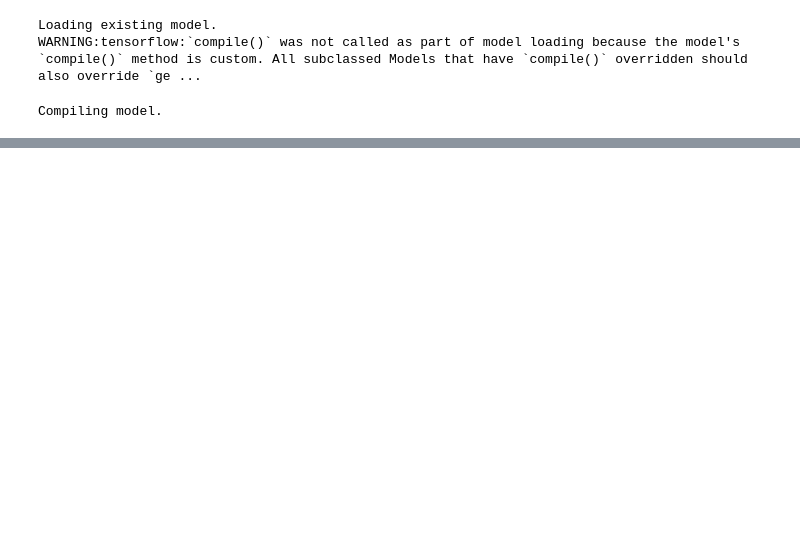
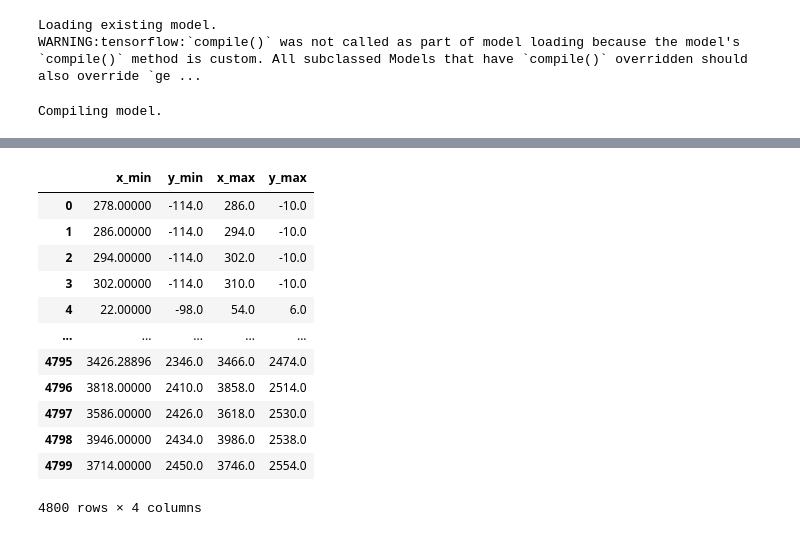
Before and after one commit to Max-c3/TWELO, a Jupyter notebook: notebooks/tim_hilde_training.ipynb, the cells around one changed output, grey strips where cells are left out. Cells and saved outputs as stored; diff of their text form; code cells hidden in the pictures; blank space fills up the shorter version.

```diff
--- a/notebooks/tim_hilde_training.ipynb
+++ b/notebooks/tim_hilde_training.ipynb
@@ -43,0 +76,4 @@ from kestrix.visualization import visualize_detections
+# %%
+new_boxes = convert_coordinates_to_full_image(prediction)
+new_boxes
+blur_bounding_boxes("../data/kestrix/raw/DJI_20230504173742_0003_V.JPG", new_boxes)
@@ -43,0 +99,16 @@ from kestrix.visualization import visualize_detections
+# %%
+new_boxes
+# %% [output]
+|  | x_min | y_min | x_max | y_max |
+| 0 | 278.00000 | -114.0 | 286.0 | -10.0 |
+| 1 | 286.00000 | -114.0 | 294.0 | -10.0 |
+| 2 | 294.00000 | -114.0 | 302.0 | -10.0 |
+| 3 | 302.00000 | -114.0 | 310.0 | -10.0 |
+| 4 | 22.00000 | -98.0 | 54.0 | 6.0 |
+| ... | ... | ... | ... | ... |
+| 4795 | 3426.28896 | 2346.0 | 3466.0 | 2474.0 |
+| 4796 | 3818.00000 | 2410.0 | 3858.0 | 2514.0 |
+| 4797 | 3586.00000 | 2426.0 | 3618.0 | 2530.0 |
+| 4798 | 3946.00000 | 2434.0 | 3986.0 | 2538.0 |
+| 4799 | 3714.00000 | 2450.0 | 3746.0 | 2554.0 |
+4800 rows × 4 columns
```
Also changed, not shown: parts of 12 cells of this notebook, 2 other files.
